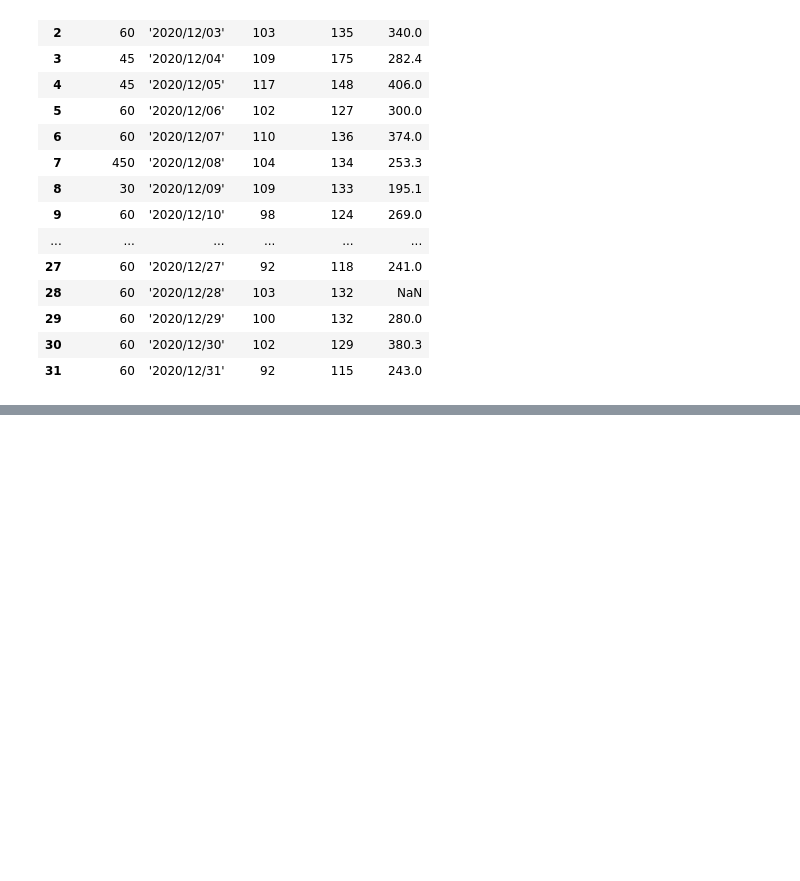
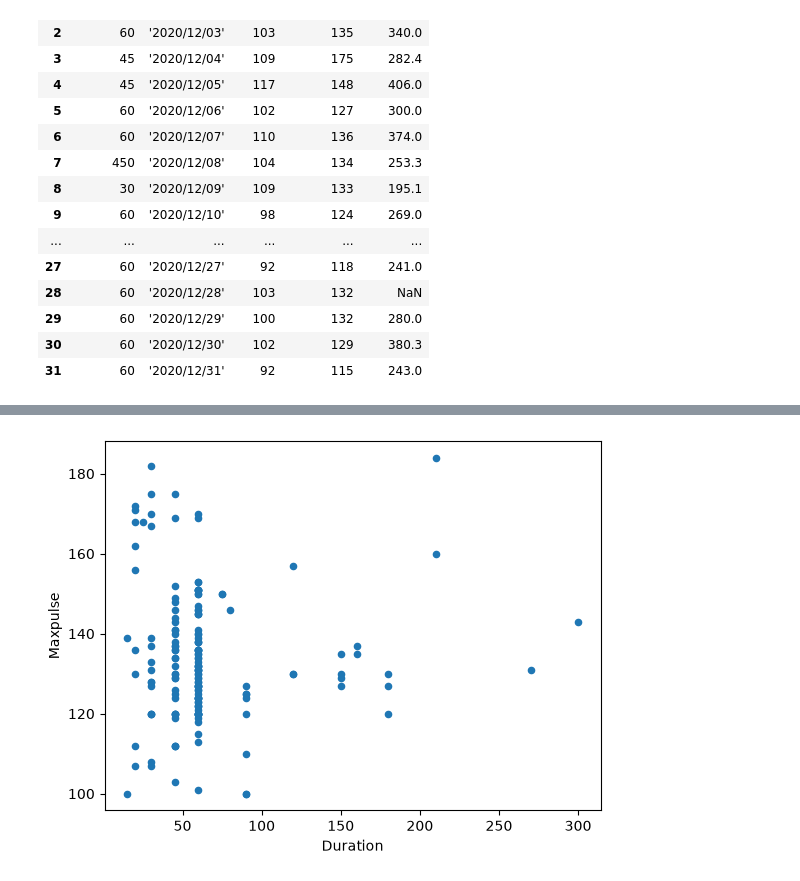
Before and after one commit to Coxxio/ML-Journey, a Jupyter notebook: phase-1-foundations/pandas-w3schools.ipynb, the cells around one changed output, grey strips where cells are left out. Cells and saved outputs as stored; diff of their text form; code cells hidden in the pictures; blank space fills up the shorter version.

```diff
--- a/phase-1-foundations/pandas-w3schools.ipynb
+++ b/phase-1-foundations/pandas-w3schools.ipynb
@@ -443,0 +475,6 @@ df
+# %%
+df.plot(kind = 'scatter', x = 'Duration', y = 'Maxpulse')
+
+plt.show()
+# %% [output]
+[figure, added]
```
Also changed, not shown: parts of 7 cells of this notebook.
